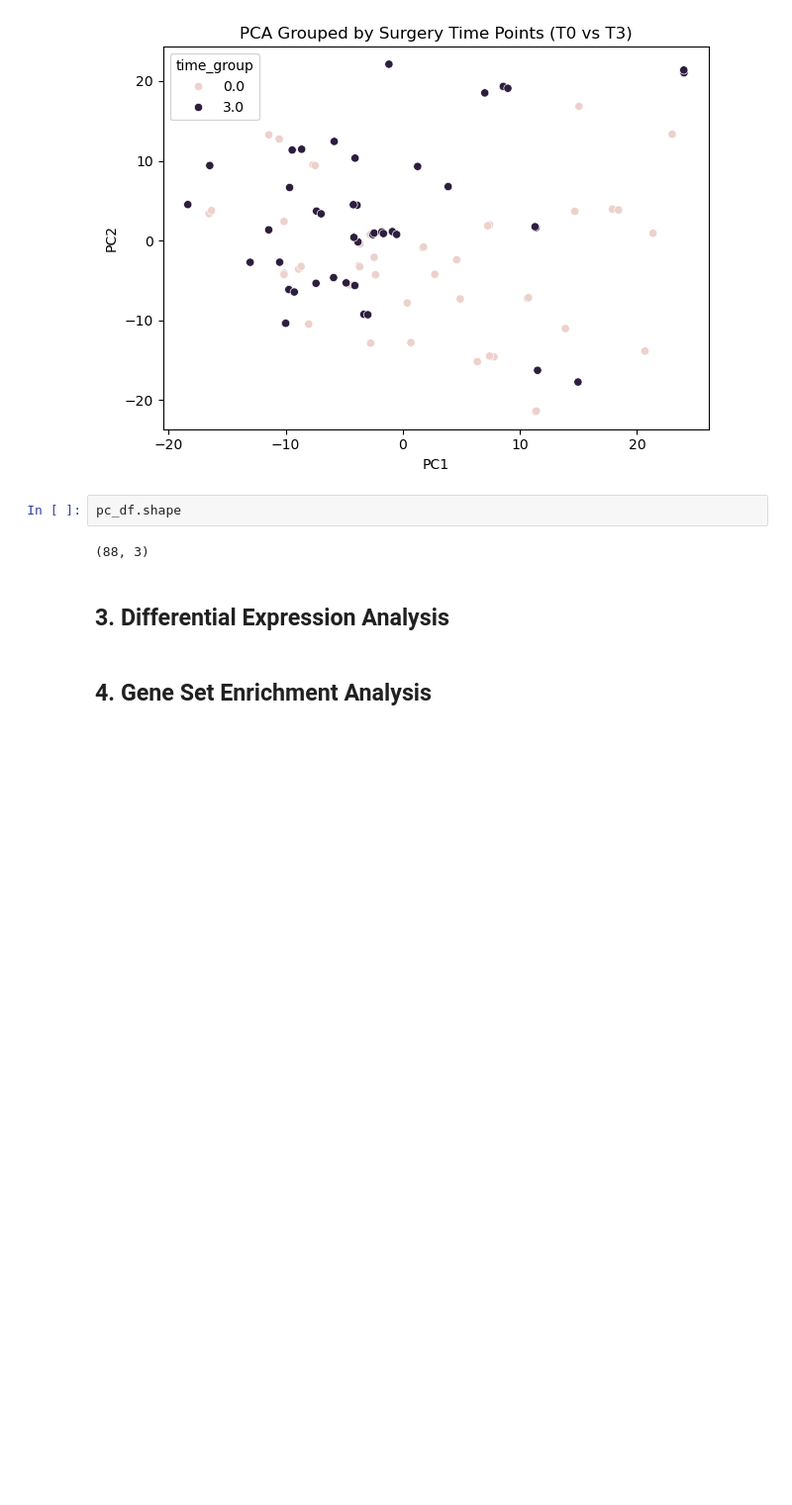
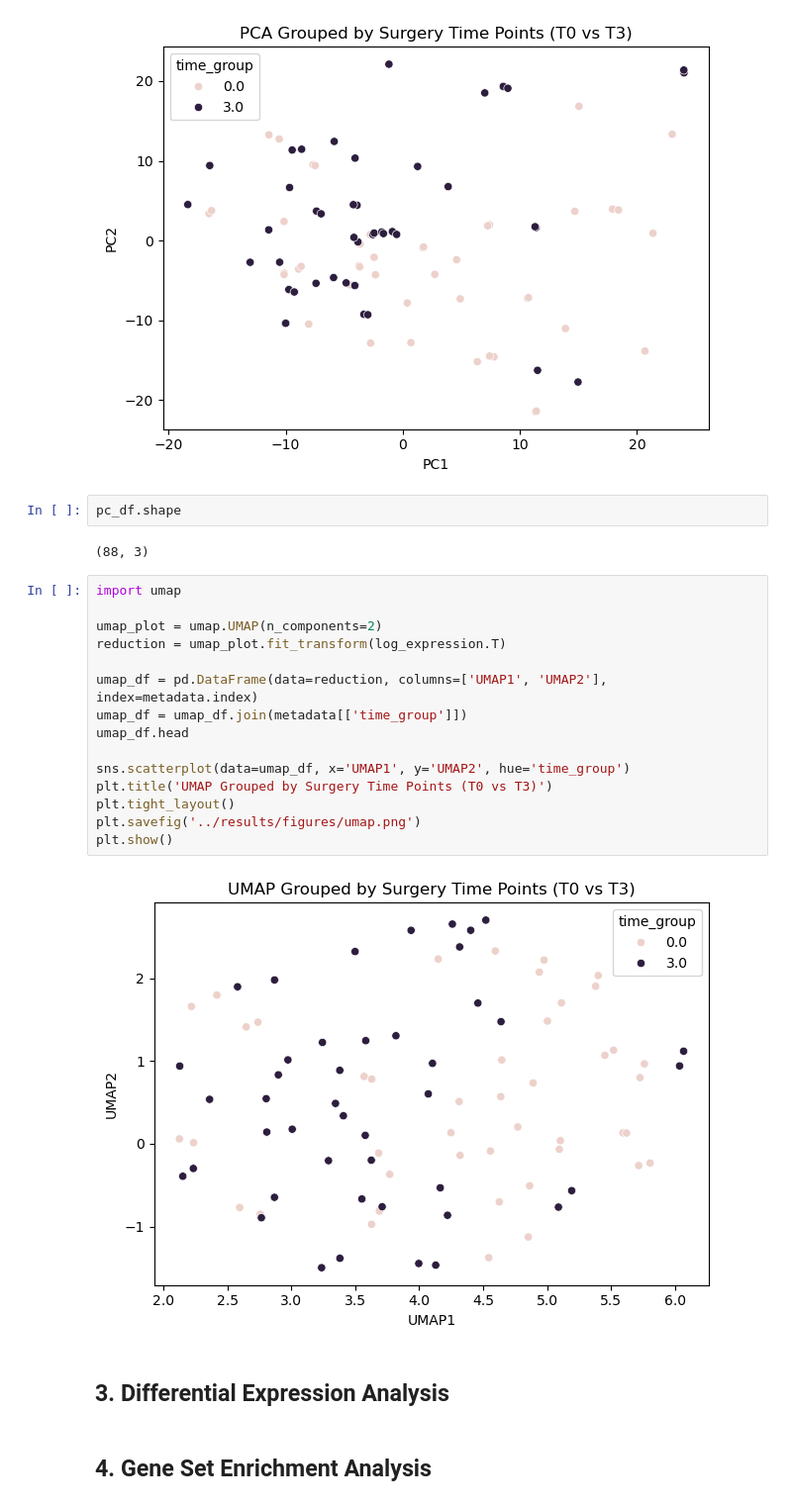
Before and after one commit to jamesh5391/bariatric-rna-seq, a Jupyter notebook: src/main.ipynb, the cells around one changed output. Shown: that part at 99% size. Drawn from its saved outputs; the diff is of its cells as text; blank space fills up the shorter version.

Commit message:
UMAP restoration

```diff
--- a/src/main.ipynb
+++ b/src/main.ipynb
@@ -163,6 +163,23 @@ plt.show()
 pc_df.shape
 # %% [output]
 (88, 3)
+# %%
+import umap
+
+umap_plot = umap.UMAP(n_components=2)
+reduction = umap_plot.fit_transform(log_expression.T)
+
+umap_df = pd.DataFrame(data=reduction, columns=['UMAP1', 'UMAP2'], index=metadata.index)
+umap_df = umap_df.join(metadata[['time_group']])
+umap_df.head
+
+sns.scatterplot(data=umap_df, x='UMAP1', y='UMAP2', hue='time_group')
+plt.title('UMAP Grouped by Surgery Time Points (T0 vs T3)')
+plt.tight_layout()
+plt.savefig('../results/figures/umap.png')
+plt.show()
+# %% [output]
+[figure, added]
 # %% [markdown]
 ## 3. Differential Expression Analysis
 # %% [markdown]
```
Also changed, not shown: 2 other files.
